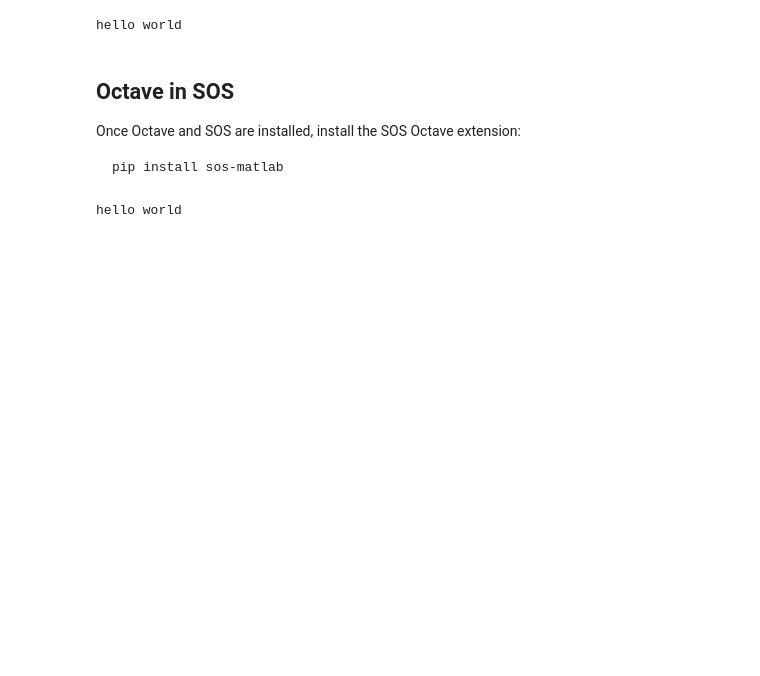
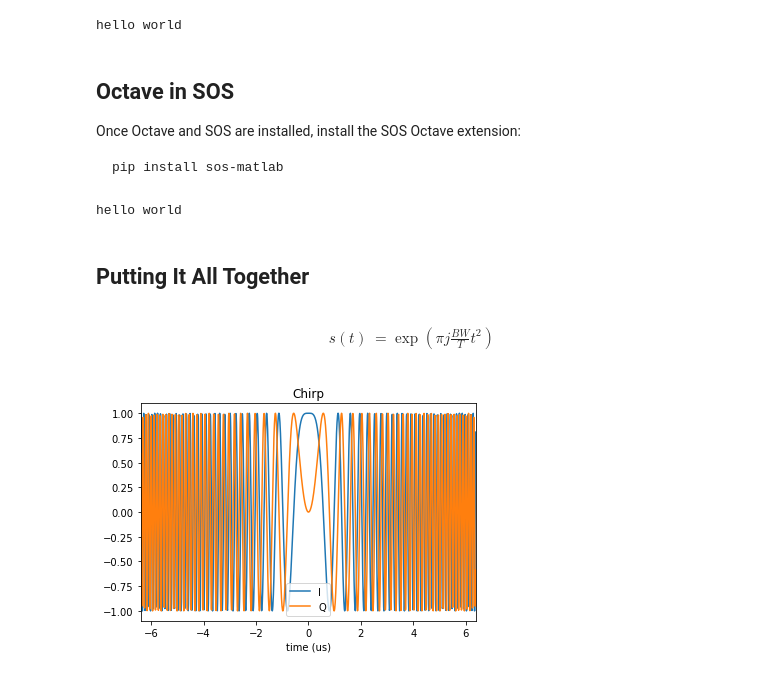
Before and after one commit to samprager/jupyterIntroduction, a Jupyter notebook: sosexample.ipynb, the cells around one changed output. Drawn from its saved outputs; the diff is of its cells as text; code cells hidden in the pictures; blank space fills up the shorter version.

```diff
--- a/sosexample.ipynb
+++ b/sosexample.ipynb
@@ -34,3 +35,29 @@ pip install sos-matlab
 disp("hello world")
 # %% [output]
 hello world
+# %% [markdown]
+## Putting It All Together
+# %% [markdown]
+\begin{align}
+    s(t) &= \exp{(\pi j \frac{BW}{T} t^2)}
+\end{align}
+# %%
+import numpy as np
+import matplotlib.pyplot as plt
+%matplotlib inline
+
+fs = 100e6;
+N = 1280;
+bw = 20e6;
+
+n = np.arange(0,N-1)-N/2;
+t = n/fs;
+
+s = np.exp(1j*np.pi*.5*(bw/t[-1])*(t**2));
+plt.figure;
+plt.plot(t*1e6,np.real(s),label='I');
+plt.plot(t*1e6,np.imag(s),label='Q');
+plt.xlabel("time (us)"); plt.title('Chirp'); plt.legend();
+plt.autoscale(enable=True, axis='x', tight=True);
+# %% [output]
+[figure, added]
```
Also changed, not shown: parts of 3 cells of this notebook, 24 other files.
